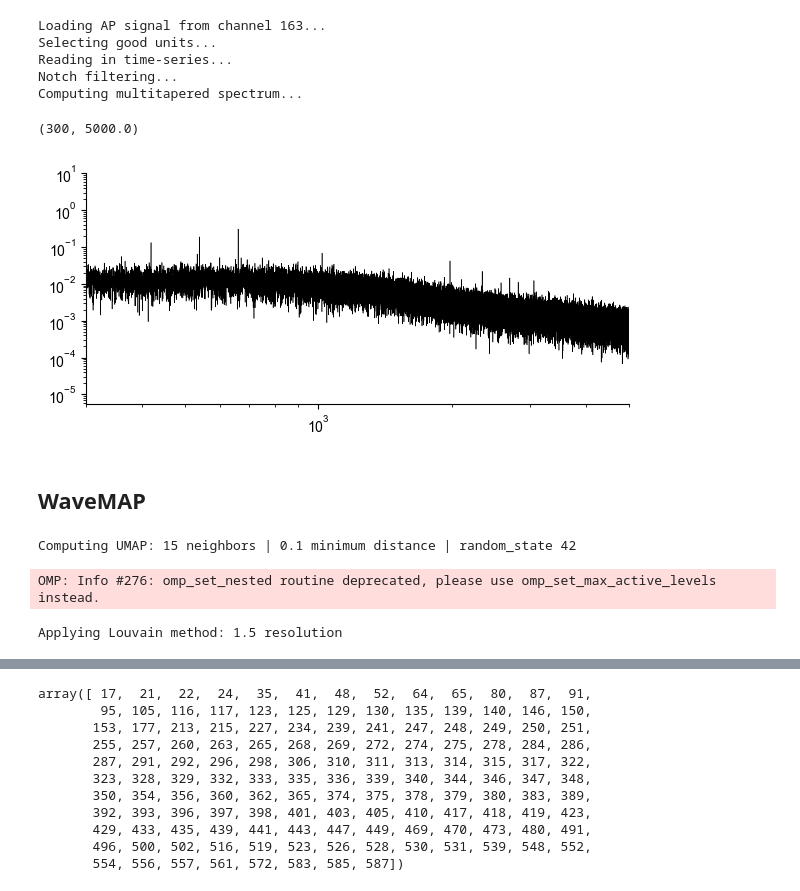
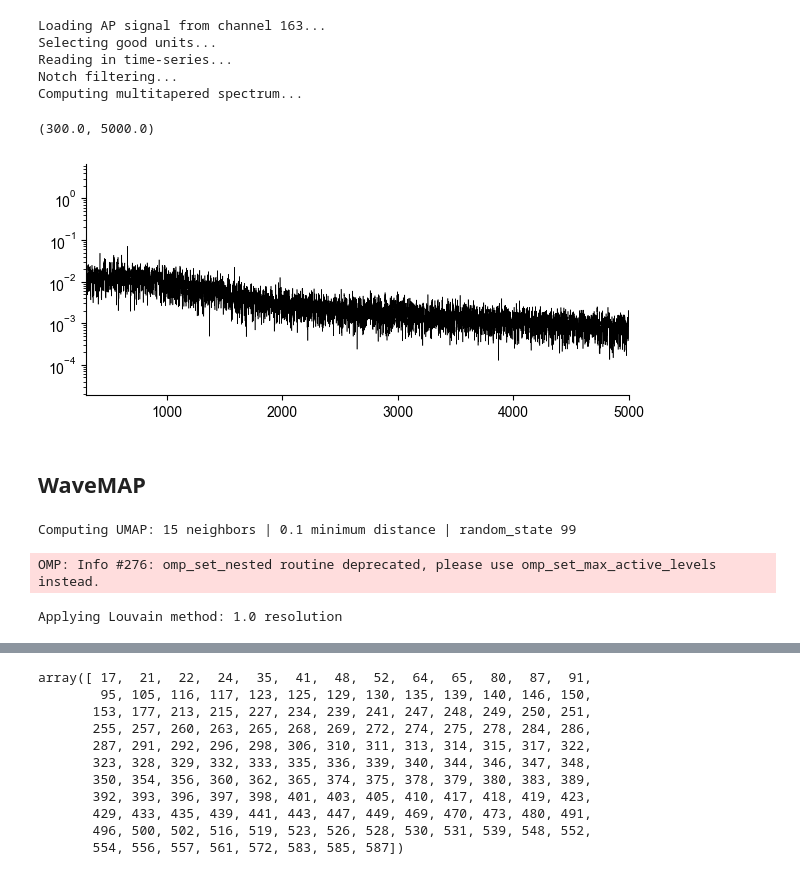
Before and after one commit to mateouma/fpp-npx, a Jupyter notebook: newlib.ipynb, the cells around one changed output, grey strips where cells are left out. Saved outputs shown, nothing was run; the diff lists cells and outputs as text; code cells hidden in the pictures.

```diff
--- a/newlib.ipynb
+++ b/newlib.ipynb
@@ -20,7 +23,8 @@ plt.rcParams['axes.spines.top'] = False
 # imecpath = Path('/home/mateoumaguing/Documents/MiscData/TibsCFD/TIBERIUS_CHKDLAY_DLPFC_NPIX45_063023_g0')
 imecpath = "/Users/mateouma/Desktop/TIBERIUS_CHKDLAY_DLPFC_NPIX45_063023_g0"
 
-npxsession = read_session(time_window=[100,123], imec_path=imecpath)
+time_window = [204,209]
+npxsession = read_session(time_window=time_window, imec_path=imecpath)
 # %% [output]
 Loading session from /Users/mateouma/Desktop/TIBERIUS_CHKDLAY_DLPFC_NPIX45_063023_g0
 Reading metadata...
@@ -35,7 +39,11 @@ waveform_dataset, waveform_means = load_waveforms(waveformpath, npxsession)
 Loading waveforms...
 138 clusters with good waveforms detected.
 # %%
-ch163 = ChannelSignal(163, session_dataset=npxsession, bandtype='AP', waveform_dataset=waveform_dataset, notch_filt=1, bandpass_filt=None, time_halfbandwidth_product=3, verbose=True)
+tw = 3.5
+n_taps = 2*tw - 1
+fs = 30000
+
+ch163 = ChannelSignal(163, session_dataset=npxsession, bandtype='AP', waveform_dataset=waveform_dataset, notch_filt=1, bandpass_filt=None, time_halfbandwidth_product=tw, verbose=True)
 # %% [output]
 Loading AP signal from channel 163...
 Selecting good units...
@@ -44,19 +52,20 @@ Notch filtering...
 Computing multitapered spectrum...
 # %%
 fig,ax = plt.subplots(figsize=(7,3))
-ax.loglog(ch163.mtap_frequencies, ch163.mtap_spectrum, color='k', linewidth=0.4)
+ax.semilogy(ch163.mtap_frequencies, ch163.mtap_spectrum, color='k', linewidth=0.4)
 ax.set_xlim(300,5e3)
 # %% [output]
-(300, 5000.0)
+(300.0, 5000.0)
-[figure, old version]
+[figure, new version]
 # %% [markdown]
 ## WaveMAP
 # %%
 from fppnpx.unit_clustering import WaveMAP
 # %%
-wmc = WaveMAP()
+# wmc = WaveMAP(random_state=42, resolution=1.5)
+wmc = WaveMAP(random_state=99, resolution=1.0, cluster_palette=WAVEMAP_PAL2)
 wmc.fit(waveforms=waveform_means, verbose=True)
 # %% [output]
-Computing UMAP: 15 neighbors | 0.1 minimum distance | random_state 42
+Computing UMAP: 15 neighbors | 0.1 minimum distance | random_state 99
 OMP: Info #276: omp_set_nested routine deprecated, please use omp_set_max_active_levels instead.
-Applying Louvain method: 1.5 resolution
+Applying Louvain method: 1.0 resolution
```
Also changed, not shown: parts of 41 cells of this notebook, 14 other files.
